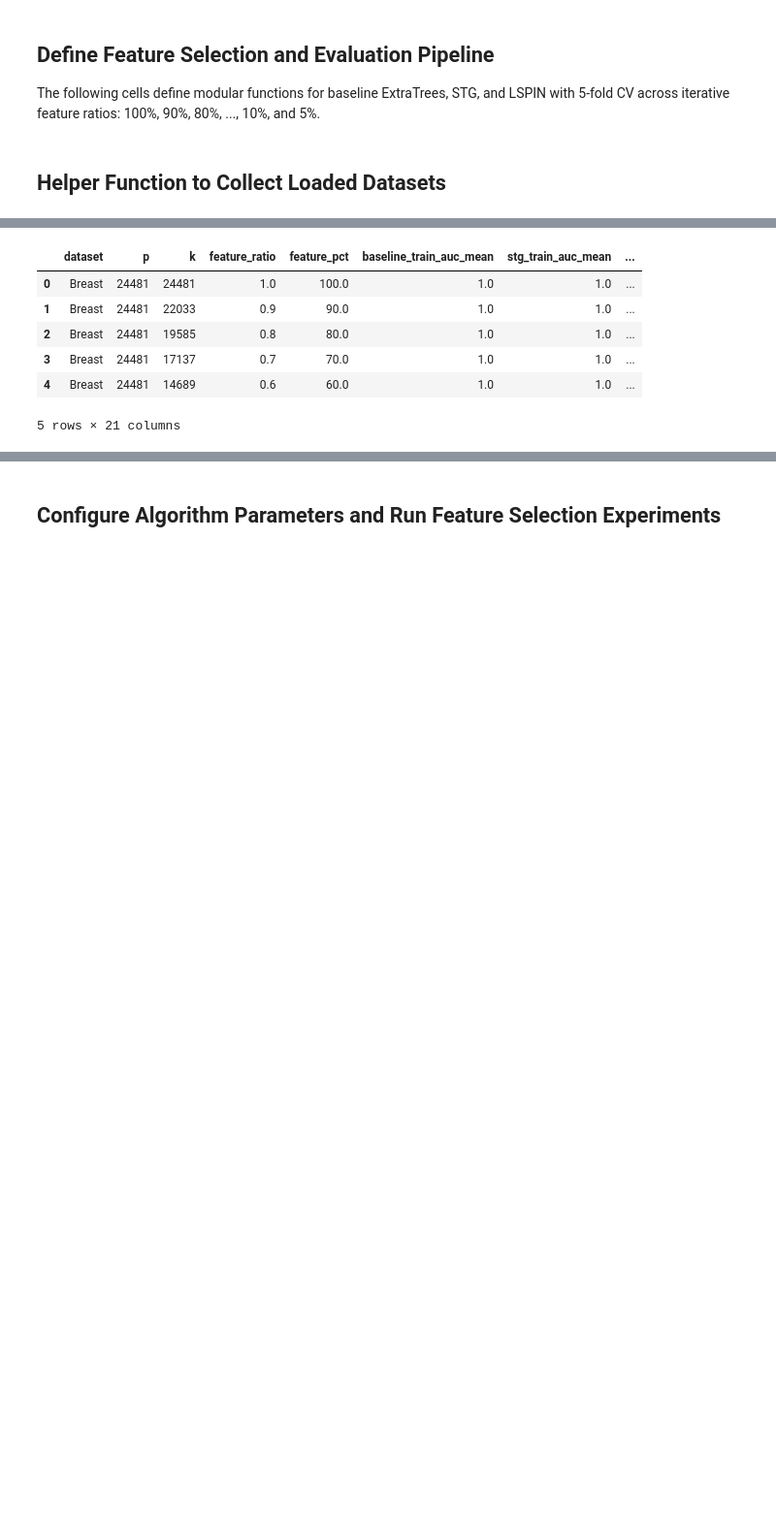
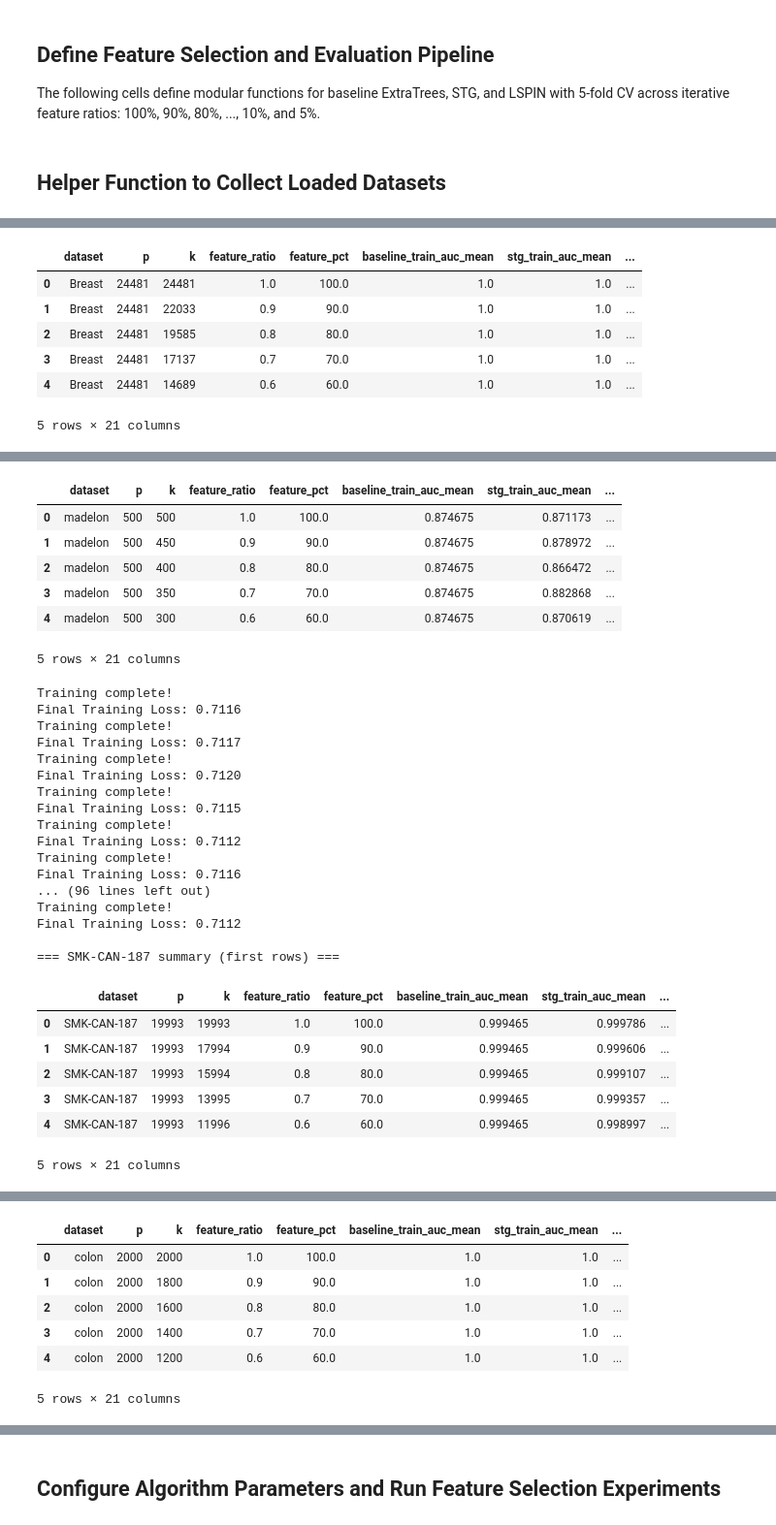
Before and after one commit to shlomiez/Tabular-Datasets-Benchmark-hub, a Jupyter notebook: main.ipynb, the cells around one changed output, grey strips where cells are left out. Shown at 97% size. Drawn from its saved outputs; the diff is of its cells as text; code cells hidden in the pictures; blank space fills up the shorter version.

```diff
--- a/main.ipynb
+++ b/main.ipynb
@@ -538,22 +586,24 @@ feature_ratios = build_feature_ratios()
 print("Feature ratios used:", feature_ratios)
 
 stg_params = {
-    "epochs": 50,
-    "learning_rate": 1e-4,
+    "epochs": 1000,
+    "learning_rate": 0.05,
     "hidden_dims": (128, 64),
     "sigma": 0.5,
     "lam": 0.1,
-    "batch_size": 64,
+    "batch_size": 128,
+    "optimizer": "SGD",
+    "activation": "tanh",
 }
 
 lspin_params = {
-    "epochs": 50,
+    "epochs": 1000,
     "learning_rate": 0.1,
-    "hidden_layers": (128, 64),
-    "gating_hidden_layers": (64,),
+    "hidden_layers": (100, 50, 30),
+    "gating_hidden_layers": (500,),
     "sigma": 0.5,
     "lam": 0.5,
-    "batch_size": 64,
+    "batch_size": -1,  # Use full batch for Lspin
 }
 
 etree_params = {
@@ -631,0 +682,31 @@ Final Training Loss: 0.7952
+|  | dataset | p | k | feature_ratio | feature_pct | baseline_train_auc_mean | stg_train_auc_mean | ... |
+| 0 | madelon | 500 | 500 | 1.0 | 100.0 | 0.874675 | 0.871173 | ... |
+| 1 | madelon | 500 | 450 | 0.9 | 90.0 | 0.874675 | 0.878972 | ... |
+| 2 | madelon | 500 | 400 | 0.8 | 80.0 | 0.874675 | 0.866472 | ... |
+| 3 | madelon | 500 | 350 | 0.7 | 70.0 | 0.874675 | 0.882868 | ... |
+| 4 | madelon | 500 | 300 | 0.6 | 60.0 | 0.874675 | 0.870619 | ... |
+5 rows × 21 columns
+Training complete!
+Final Training Loss: 0.7116
+Training complete!
+Final Training Loss: 0.7117
+Training complete!
+Final Training Loss: 0.7120
+Training complete!
+Final Training Loss: 0.7115
+Training complete!
+Final Training Loss: 0.7112
+Training complete!
+Final Training Loss: 0.7116
+... (96 lines left out)
+Training complete!
+Final Training Loss: 0.7112
+
+=== SMK-CAN-187 summary (first rows) ===
+|  | dataset | p | k | feature_ratio | feature_pct | baseline_train_auc_mean | stg_train_auc_mean | ... |
+| 0 | SMK-CAN-187 | 19993 | 19993 | 1.0 | 100.0 | 0.999465 | 0.999786 | ... |
+| 1 | SMK-CAN-187 | 19993 | 17994 | 0.9 | 90.0 | 0.999465 | 0.999606 | ... |
+| 2 | SMK-CAN-187 | 19993 | 15994 | 0.8 | 80.0 | 0.999465 | 0.999107 | ... |
+| 3 | SMK-CAN-187 | 19993 | 13995 | 0.7 | 70.0 | 0.999465 | 0.999357 | ... |
+| 4 | SMK-CAN-187 | 19993 | 11996 | 0.6 | 60.0 | 0.999465 | 0.998997 | ... |
+5 rows × 21 columns
@@ -631,0 +730,7 @@ Final Training Loss: 0.7952
+|  | dataset | p | k | feature_ratio | feature_pct | baseline_train_auc_mean | stg_train_auc_mean | ... |
+| 0 | colon | 2000 | 2000 | 1.0 | 100.0 | 1.0 | 1.0 | ... |
+| 1 | colon | 2000 | 1800 | 0.9 | 90.0 | 1.0 | 1.0 | ... |
+| 2 | colon | 2000 | 1600 | 0.8 | 80.0 | 1.0 | 1.0 | ... |
+| 3 | colon | 2000 | 1400 | 0.7 | 70.0 | 1.0 | 1.0 | ... |
+| 4 | colon | 2000 | 1200 | 0.6 | 60.0 | 1.0 | 1.0 | ... |
+5 rows × 21 columns
```
Also changed, not shown: parts of 7 cells of this notebook.
